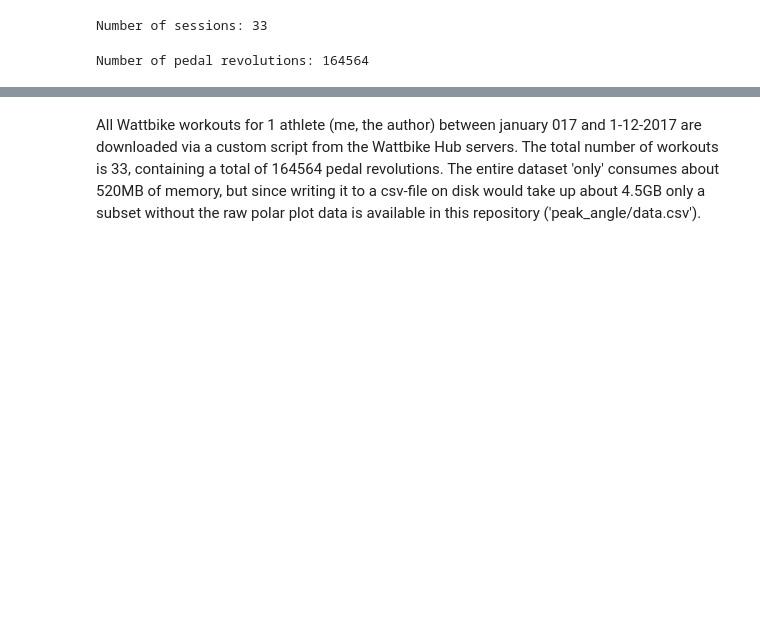
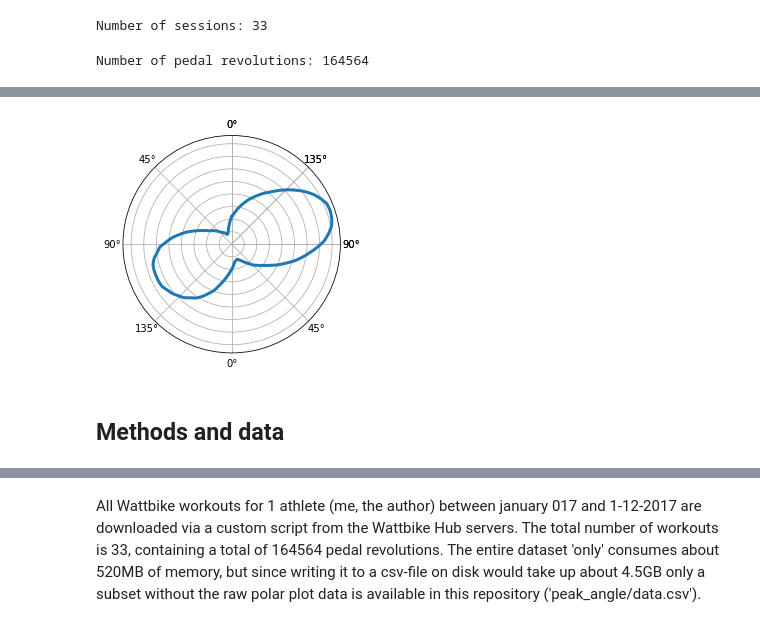
Before and after one commit to AartGoossens/publications, a Jupyter notebook: peak_angles/article.ipynb, the cells around one changed output, grey strips where cells are left out. Cells and saved outputs as stored; diff of their text form; code cells hidden in the pictures; blank space fills up the shorter version.

```diff
--- a/peak_angles/article.ipynb
+++ b/peak_angles/article.ipynb
@@ -41,0 +58,6 @@ Number of pedal revolutions: 164564
+# %%
+WattbikeDataFrame([wdf.iloc[1337]]).plot.polar();
+# %% [output]
+[figure, added]
+# %% [markdown]
+## Methods and data
```
Also changed, not shown: parts of 10 cells of this notebook.
